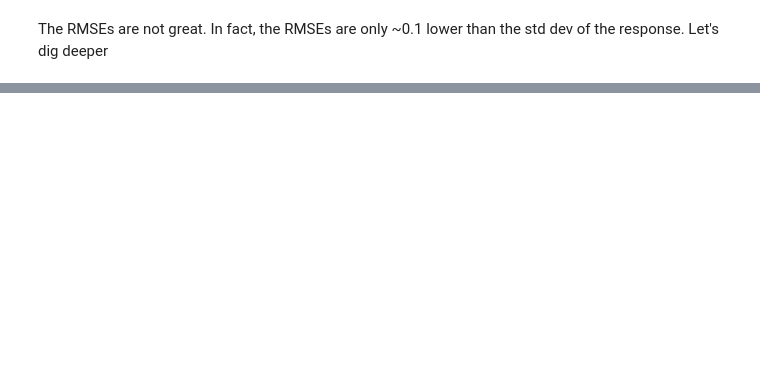
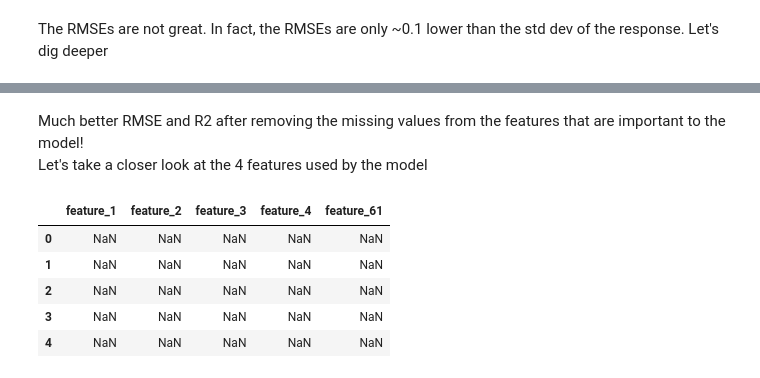
Before and after one commit to stephenleo/HVM-SPC, a Jupyter notebook: modeling.ipynb, the cells around one changed output, grey strips where cells are left out. Cells and saved outputs as stored; diff of their text form; code cells hidden in the pictures; blank space fills up the shorter version.

```diff
--- a/modeling.ipynb
+++ b/modeling.ipynb
@@ -133,0 +199,12 @@ The RMSEs are not great. In fact, the RMSEs are only ~0.1 lower than the std dev
+# %% [markdown]
+Much better RMSE and R2 after removing the missing values from the features that are important to the model! <br>
+Let's take a closer look at the 4 features used by the model
+# %%
+X_train[feature_cols].head()
+# %% [output]
+|  | feature_1 | feature_2 | feature_3 | feature_4 | feature_61 |
+| 0 | NaN | NaN | NaN | NaN | NaN |
+| 1 | NaN | NaN | NaN | NaN | NaN |
+| 2 | NaN | NaN | NaN | NaN | NaN |
+| 3 | NaN | NaN | NaN | NaN | NaN |
+| 4 | NaN | NaN | NaN | NaN | NaN |
```
Also changed, not shown: parts of 7 cells of this notebook.
